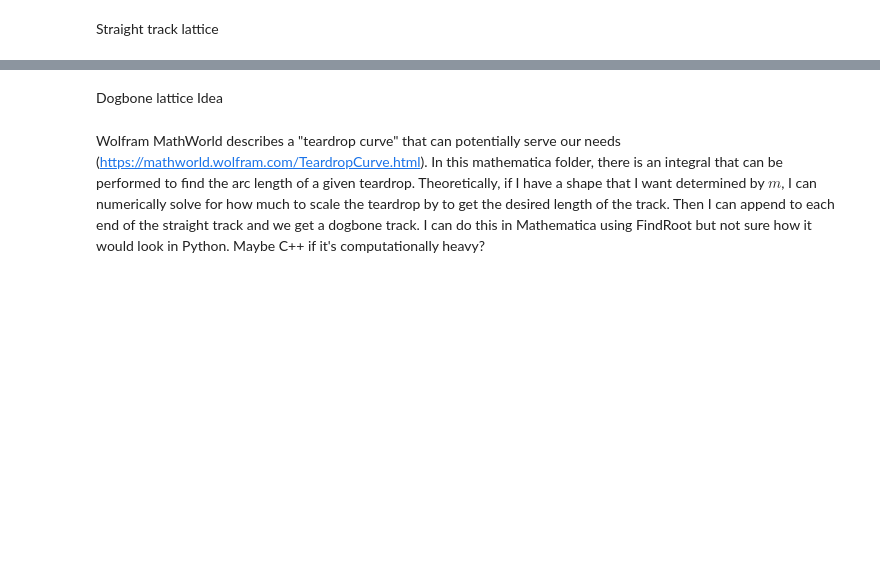
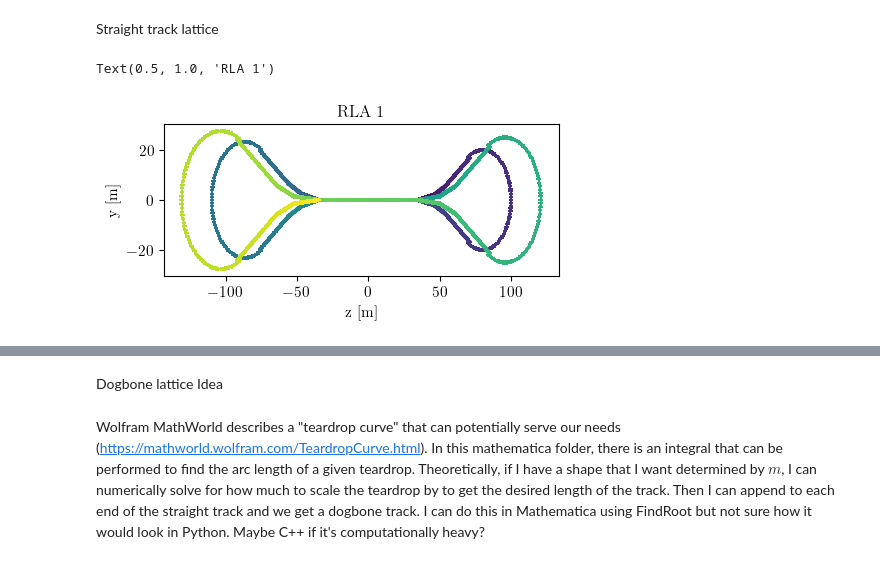
Before and after one commit to jchoi55/MINeut, a Jupyter notebook: lattice_practice.ipynb, the cells around one changed output, grey strips where cells are left out. Cells and saved outputs as stored; diff of their text form; code cells hidden in the pictures; blank space fills up the shorter version.

```diff
--- a/lattice_practice.ipynb
+++ b/lattice_practice.ipynb
@@ -32,3 +32,29 @@ nufact_nue = MuDecaySimulator(
 
 nufact_numu.decay_muons()
 nufact_nue.decay_muons()
+# %%
+RLA_lattice2 = lt.create_RLA_lattice2(
+            straight_length=70,
+            n_elements=100_000,
+            start = 0,
+            beam_p0=3.8,
+            beamdiv=1e-3,
+            beamdiv_z=0.1,
+            beamsize=1,
+        )
+nufact_nue.place_muons_on_lattice(lattice=RLA_lattice2, direction="clockwise")
+nufact_numu.place_muons_on_lattice(lattice=RLA_lattice2, direction="clockwise")
+
+max_index = len(RLA_lattice2.vertices[1])
+
+fig, ax = pt.std_fig(figsize=(5, 2))
+ax.scatter(RLA_lattice2.vertices[0], RLA_lattice2.vertices[1], c=np.linspace(0,1,max_index), marker='+', s=10)
+#ax.scatter(RLA_lattice.vertices[0], RLA_lattice.vertices[1], c='black')
+#ax.scatter(nufact_numu.pos['z'], nufact_numu.pos['y'], marker='.', s=0.5)
+#fig.gca().set_aspect('equal', adjustable='box')
+ax.set_xlabel("z [m]")
+ax.set_ylabel("y [m]")
+ax.set_title("RLA 1")
+# %% [output]
+Text(0.5, 1.0, 'RLA 1')
+[figure, added]
```
Also changed, not shown: parts of 10 cells of this notebook, 1 other file.
